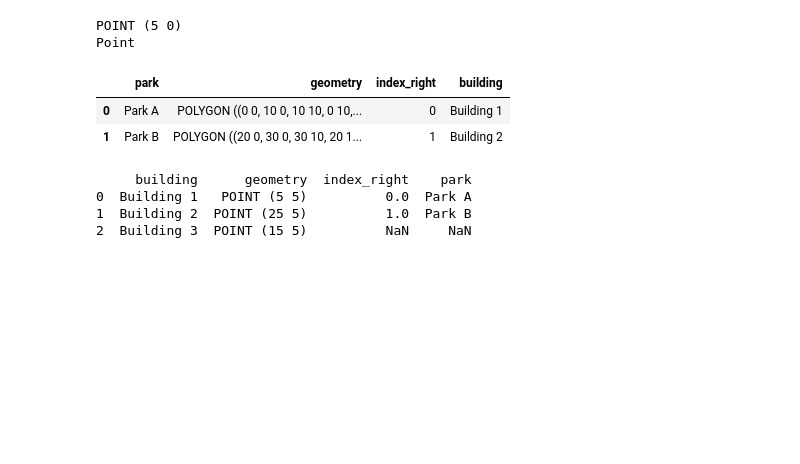
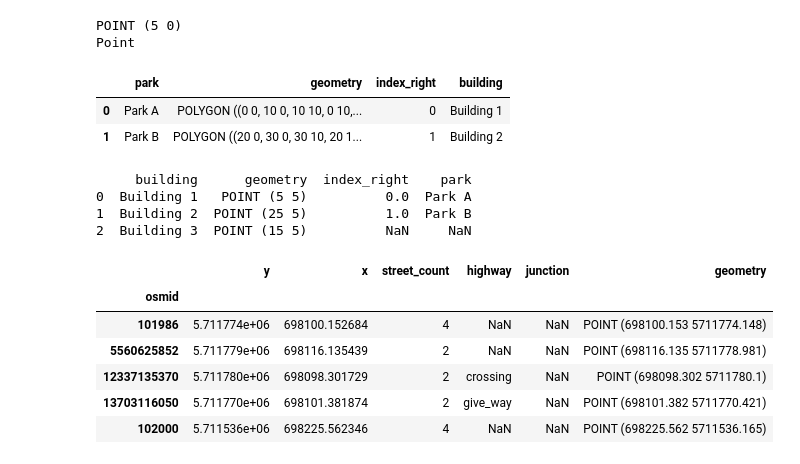
Before and after one commit to Zephyrus8406/London_Traffic, a Jupyter notebook: experiments/geo_exp.ipynb, the cells around one changed output. Drawn from its saved outputs; the diff is of its cells as text; code cells hidden in the pictures; blank space fills up the shorter version.

```diff
--- a/experiments/geo_exp.ipynb
+++ b/experiments/geo_exp.ipynb
@@ -221,0 +232,12 @@ print(result)
+# %%
+G_Projected = ox.projection.project_graph(G)
+nodes , edges  = ox.graph_to_gdfs(G_Projected, nodes = True , edges  = True)
+nodes.head(5)
+# %% [output]
+|  | y | x | street_count | highway | junction | geometry |
+| osmid |  |  |  |  |  |  |
+| 101986 | 5.711774e+06 | 698100.152684 | 4 | NaN | NaN | POINT (698100.153 5711774.148) |
+| 5560625852 | 5.711779e+06 | 698116.135439 | 2 | NaN | NaN | POINT (698116.135 5711778.981) |
+| 12337135370 | 5.711780e+06 | 698098.301729 | 2 | crossing | NaN | POINT (698098.302 5711780.1) |
+| 13703116050 | 5.711770e+06 | 698101.381874 | 2 | give_way | NaN | POINT (698101.382 5711770.421) |
+| 102000 | 5.711536e+06 | 698225.562346 | 4 | NaN | NaN | POINT (698225.562 5711536.165) |
```
Also changed, not shown: parts of 5 cells of this notebook, 1 other file.
